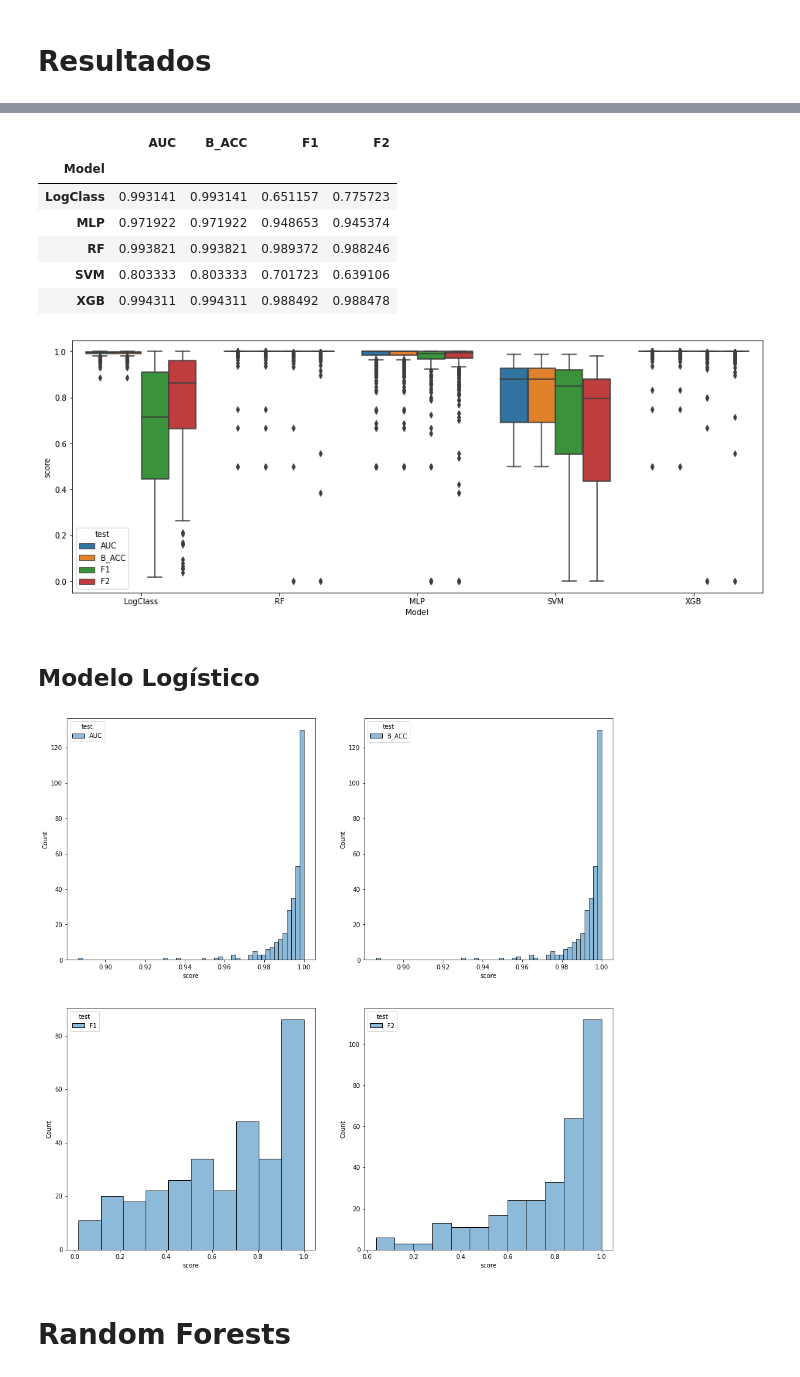
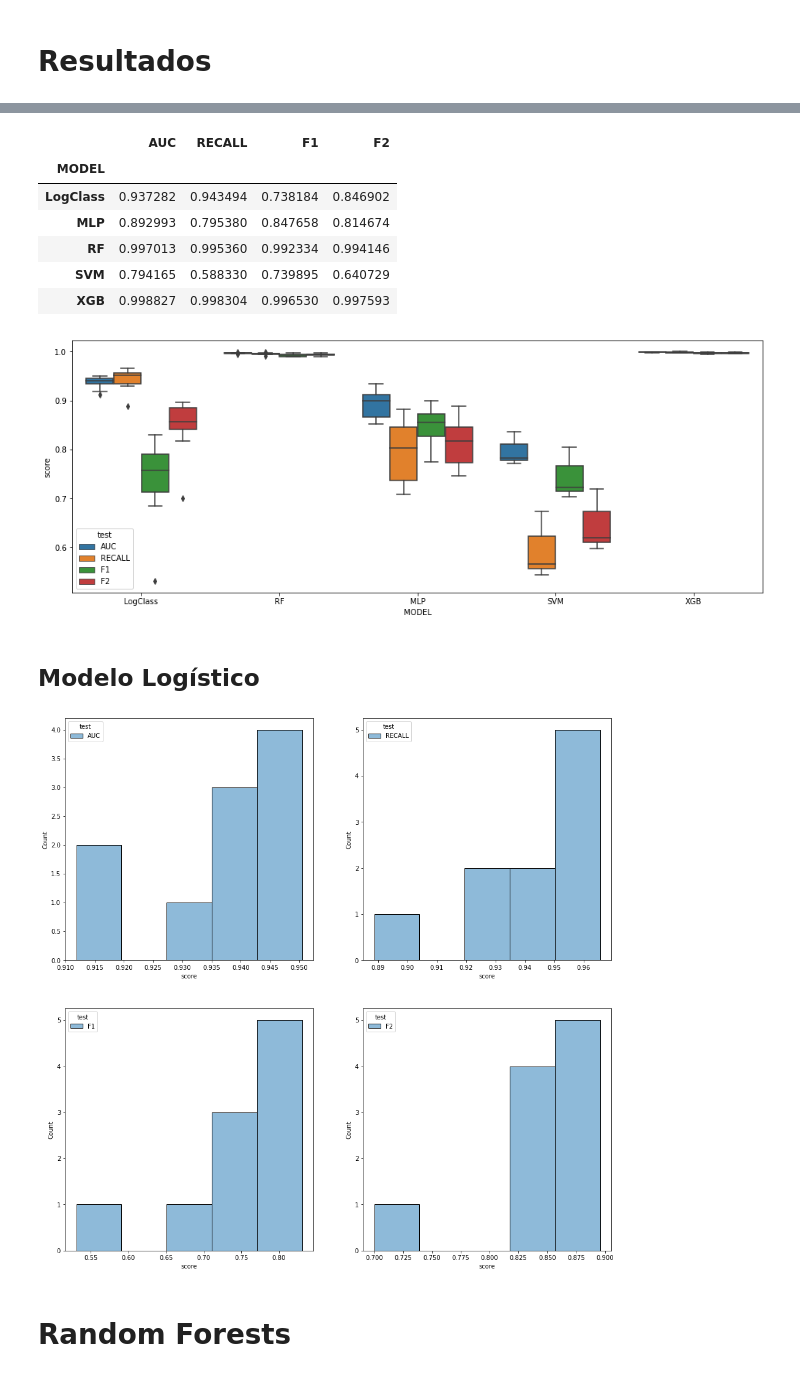
Before and after one commit to matheuSaraiva/fraud_detection, a Jupyter notebook: Resultados/analise_inicial.ipynb, the cells around one changed output, grey strips where cells are left out. Saved outputs shown, nothing was run; the diff lists cells and outputs as text; code cells hidden in the pictures.

```diff
--- a/Resultados/analise_inicial.ipynb
+++ b/Resultados/analise_inicial.ipynb
@@ -124,2 +134,5 @@ amostra[['amount', 'oldBalanceOrig','newBalanceOrig',
 # %% [markdown]
 # Resultados
+# %%
+results = pd.read_csv('resultados_preliminares_resultado_1.csv.csv')
+results.head(10)
@@ -126,38 +156,38 @@ amostra[['amount', 'oldBalanceOrig','newBalanceOrig',
 # %%
-results = pd.read_csv('resultados_preliminares_cenario4.csv')
-results.drop(['cenario/amostra'], axis=1, inplace=True)
-results.groupby('Model').mean()
-# results.isna().sum()
+results.drop(['AMOSTRA',
+              'FN','FP','TN','TP',
+              'N_NEG','N_POS'], axis=1, inplace=True)
+results.groupby('MODEL').mean()
 # %% [output]
-|  | AUC | B_ACC | F1 | F2 |
-| Model |  |  |  |  |
-| LogClass | 0.993141 | 0.993141 | 0.651157 | 0.775723 |
-| MLP | 0.971922 | 0.971922 | 0.948653 | 0.945374 |
-| RF | 0.993821 | 0.993821 | 0.989372 | 0.988246 |
-| SVM | 0.803333 | 0.803333 | 0.701723 | 0.639106 |
-| XGB | 0.994311 | 0.994311 | 0.988492 | 0.988478 |
+|  | AUC | RECALL | F1 | F2 |
+| MODEL |  |  |  |  |
+| LogClass | 0.937282 | 0.943494 | 0.738184 | 0.846902 |
+| MLP | 0.892993 | 0.795380 | 0.847658 | 0.814674 |
+| RF | 0.997013 | 0.995360 | 0.992334 | 0.994146 |
+| SVM | 0.794165 | 0.588330 | 0.739895 | 0.640729 |
+| XGB | 0.998827 | 0.998304 | 0.996530 | 0.997593 |
 # %%
-melt_results = results.melt(id_vars='Model', var_name='test', value_name='score')
+melt_results = results.melt(id_vars='MODEL', var_name='test', value_name='score')
 
 fig, ax = plt.subplots(figsize=[16,6])
-sns.boxplot(x='Model', y='score', hue='test', data=melt_results, ax=ax);
+sns.boxplot(x='MODEL', y='score', hue='test', data=melt_results, ax=ax);
 # %% [output]
-[figure, old version]
+[figure, new version]
 # %% [markdown]
 ## Modelo Logístico
 # %%
 fig, ax = plt.subplots(2,2,figsize=[16,16])
-f = melt_results['Model'] == 'LogClass'
+f = melt_results['MODEL'] == 'LogClass'
 f1 = f & (melt_results['test']=='AUC')
-f2 = f & (melt_results['test']=='B_ACC')
+f2 = f & (melt_results['test']=='RECALL')
 f3 = f & (melt_results['test']=='F1')
 f4 = f & (melt_results['test']=='F2')
 sns.histplot(x='score', hue = "test", data=melt_results[f1], ax=ax[0,0]);
 sns.histplot(x='score', hue = "test", data=melt_results[f2], ax=ax[0,1]);
 sns.histplot(x='score', hue = "test", data=melt_results[f3], ax=ax[1,0]);
 sns.histplot(x='score', hue = "test", data=melt_results[f4], ax=ax[1,1]);
 # %% [output]
-[figure, old version]
+[figure, new version]
 # %% [markdown]
 # Random Forests
 # %%
```
Also changed, not shown: parts of 22 cells of this notebook, 6 other files.
